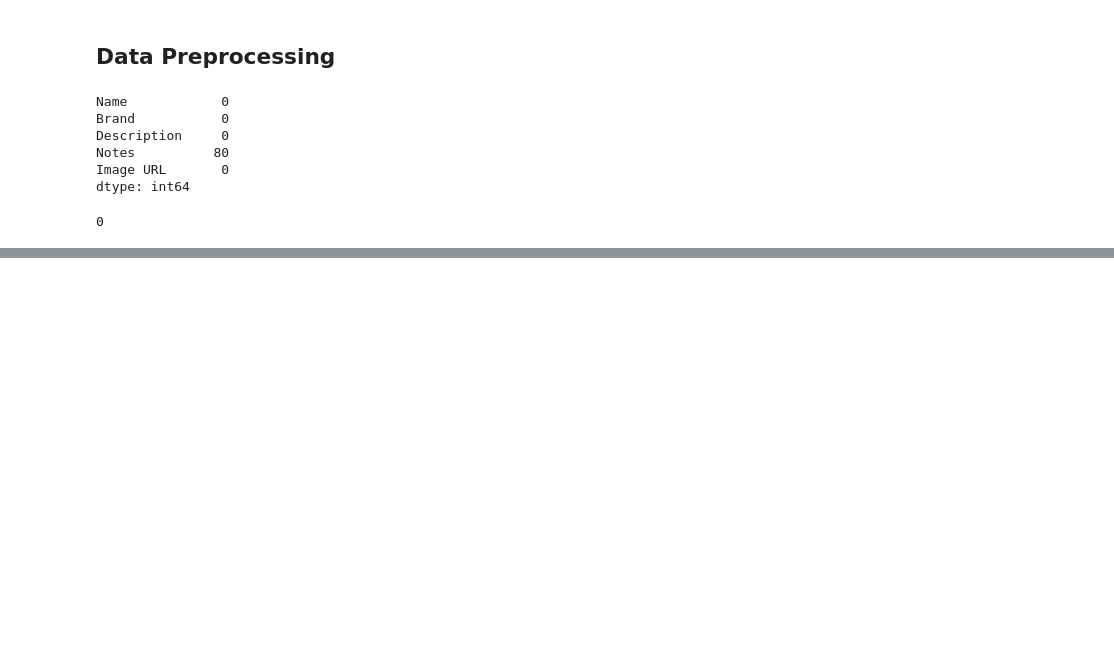
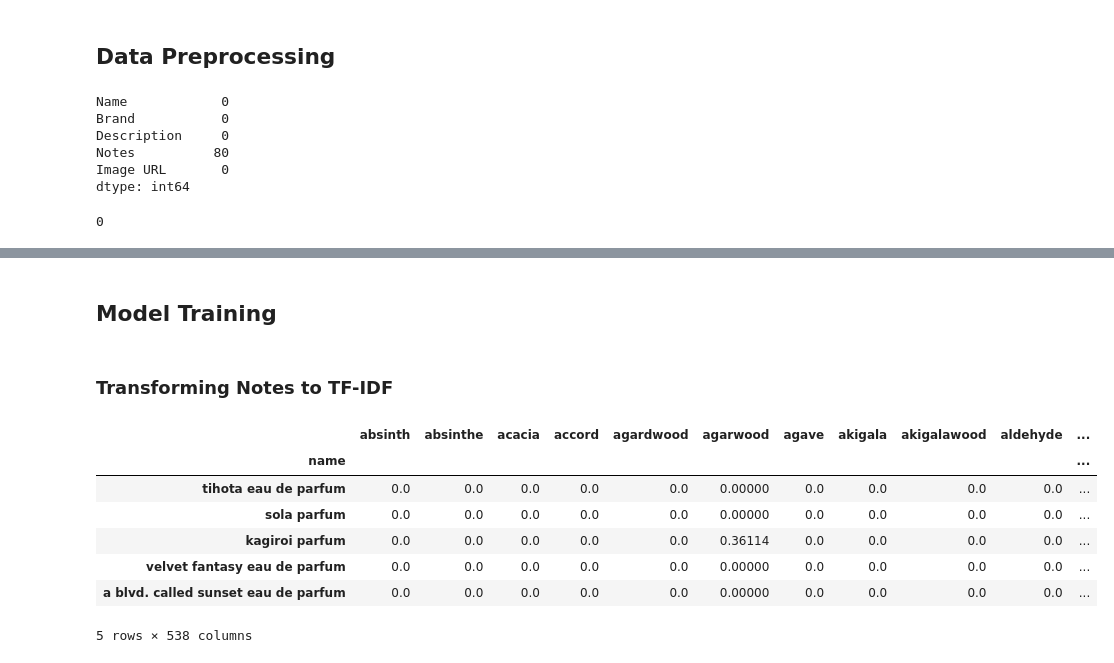
Before and after one commit to hirajya/perfume_reco, a Jupyter notebook: notebooks/PR_kmeans2_rod.ipynb, the cells around one changed output, grey strips where cells are left out. Saved outputs shown, nothing was run; the diff lists cells and outputs as text; code cells hidden in the pictures; blank space fills up the shorter version.

```diff
--- a/notebooks/PR_kmeans2_rod.ipynb
+++ b/notebooks/PR_kmeans2_rod.ipynb
@@ -72,0 +84,10 @@ print(cleaned_df.duplicated().sum())
+# %%
+# Extract all notes into a single list
+all_notes = [note for notes_list in cleaned_df['notes'] for note in notes_list]
+
+# Get unique notes
+unique_notes = set(all_notes)
+
+# Print unique notes
+for note in unique_notes:
+    print(note)
@@ -72,0 +141,4 @@ print(cleaned_df.duplicated().sum())
+# %% [markdown]
+## Model Training
+# %% [markdown]
+### Transforming Notes to TF-IDF
@@ -72,0 +152,11 @@ print(cleaned_df.duplicated().sum())
+# %%
+df_X_notes.head()
+# %% [output]
+|  | absinth | absinthe | acacia | accord | agardwood | agarwood | agave | akigala | akigalawood | aldehyde | ... |
+| name |  |  |  |  |  |  |  |  |  |  | ... |
+| tihota eau de parfum | 0.0 | 0.0 | 0.0 | 0.0 | 0.0 | 0.00000 | 0.0 | 0.0 | 0.0 | 0.0 | ... |
+| sola parfum | 0.0 | 0.0 | 0.0 | 0.0 | 0.0 | 0.00000 | 0.0 | 0.0 | 0.0 | 0.0 | ... |
+| kagiroi parfum | 0.0 | 0.0 | 0.0 | 0.0 | 0.0 | 0.36114 | 0.0 | 0.0 | 0.0 | 0.0 | ... |
+| velvet fantasy eau de parfum | 0.0 | 0.0 | 0.0 | 0.0 | 0.0 | 0.00000 | 0.0 | 0.0 | 0.0 | 0.0 | ... |
+| a blvd. called sunset eau de parfum | 0.0 | 0.0 | 0.0 | 0.0 | 0.0 | 0.00000 | 0.0 | 0.0 | 0.0 | 0.0 | ... |
+5 rows × 538 columns
```
Also changed, not shown: parts of 18 cells of this notebook, 5 other files.
